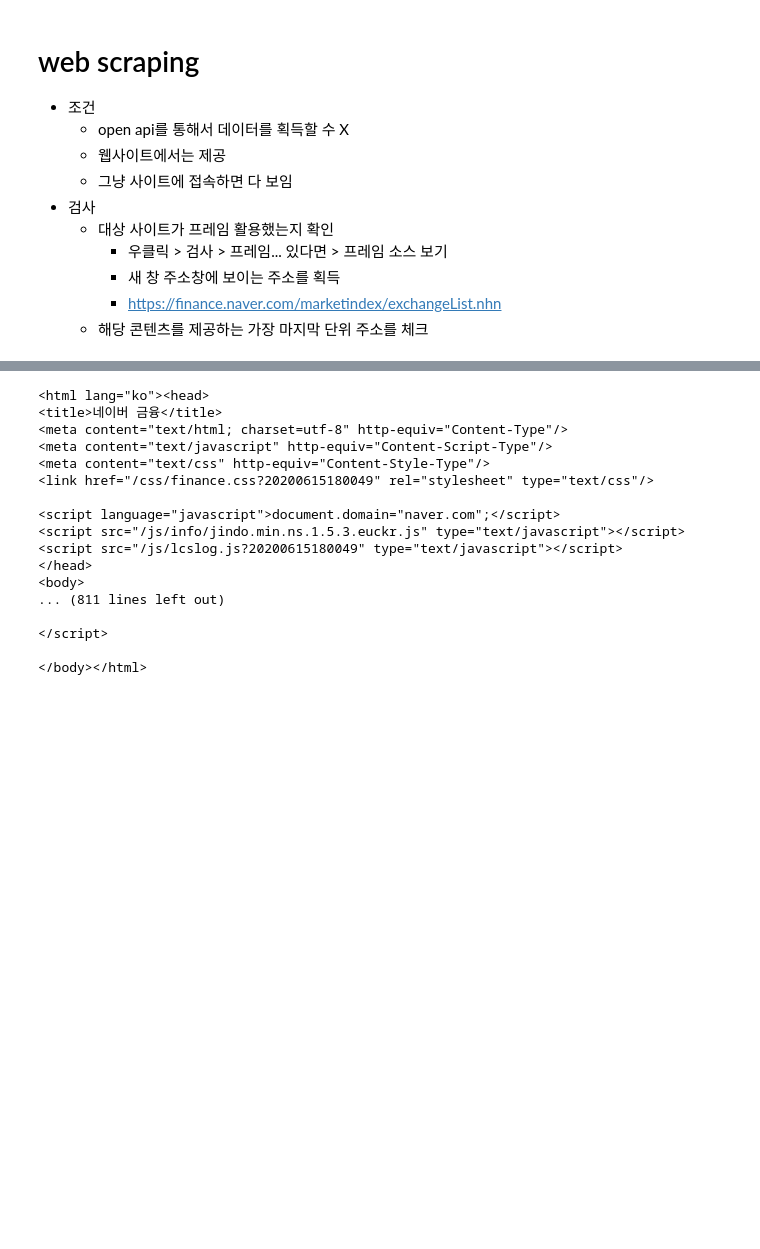
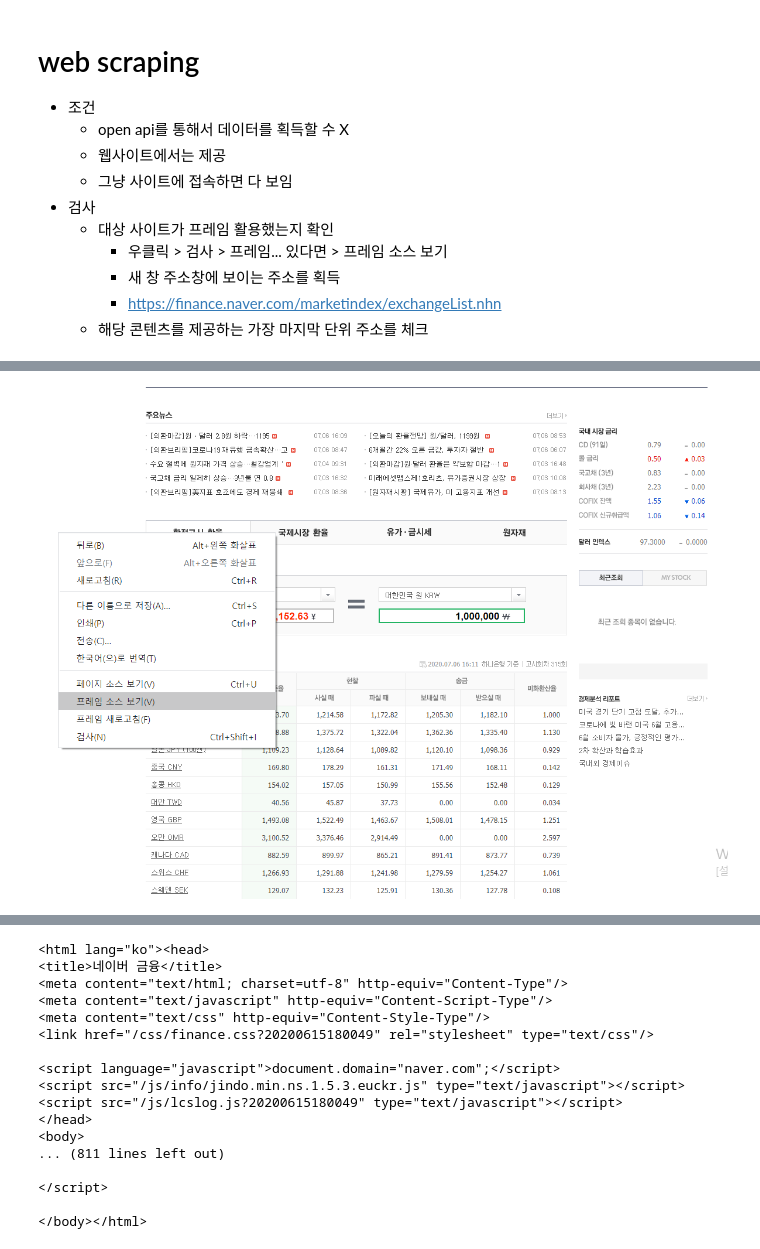
Before and after one commit to JiwooOh-kr/BusanAIDeveloperCourse_AI, a Jupyter notebook: 1_Analysis/2-1_데이터획득_level3_WebScraping.ipynb, the cells around one changed output, grey strips where cells are left out. Cells and saved outputs as stored; diff of their text form; code cells hidden in the pictures; blank space fills up the shorter version.

Commit message:
Update Image

```diff
--- a/1_Analysis/2-1_데이터획득_level3_WebScraping.ipynb
+++ b/1_Analysis/2-1_데이터획득_level3_WebScraping.ipynb
@@ -19,0 +16,4 @@
+# %%
+Image('cap/4번 (1).png')
+# %% [output]
+[figure, added]
```
Also changed, not shown: parts of 20 cells of this notebook, 3 other files.
